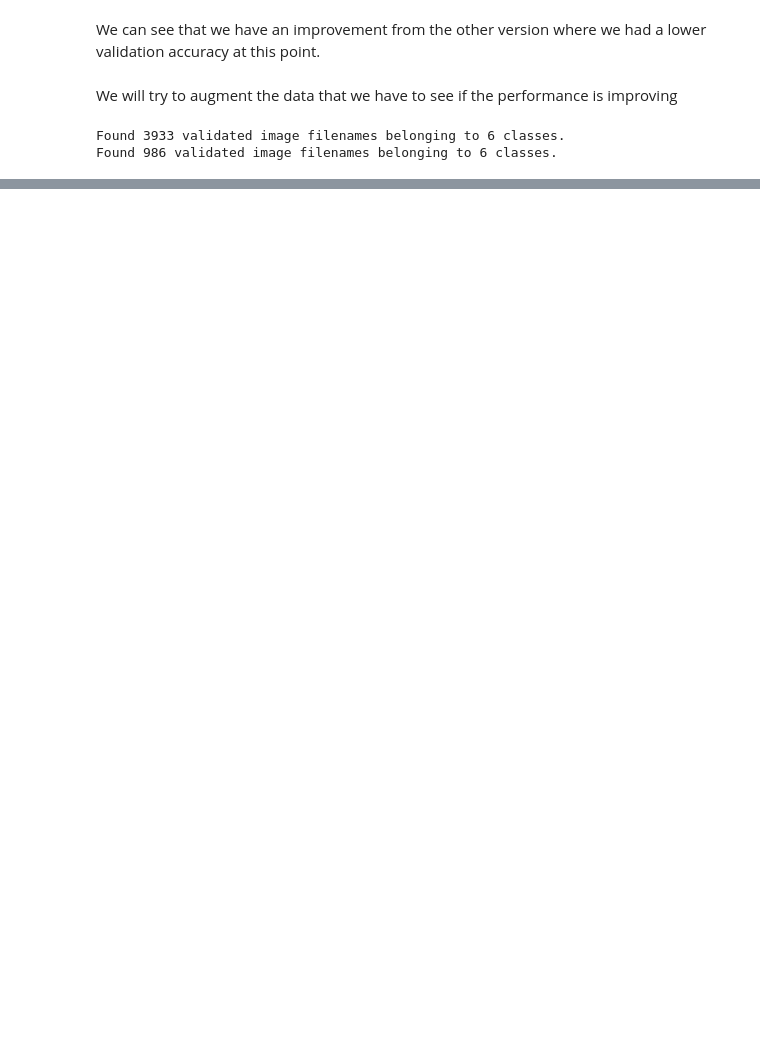
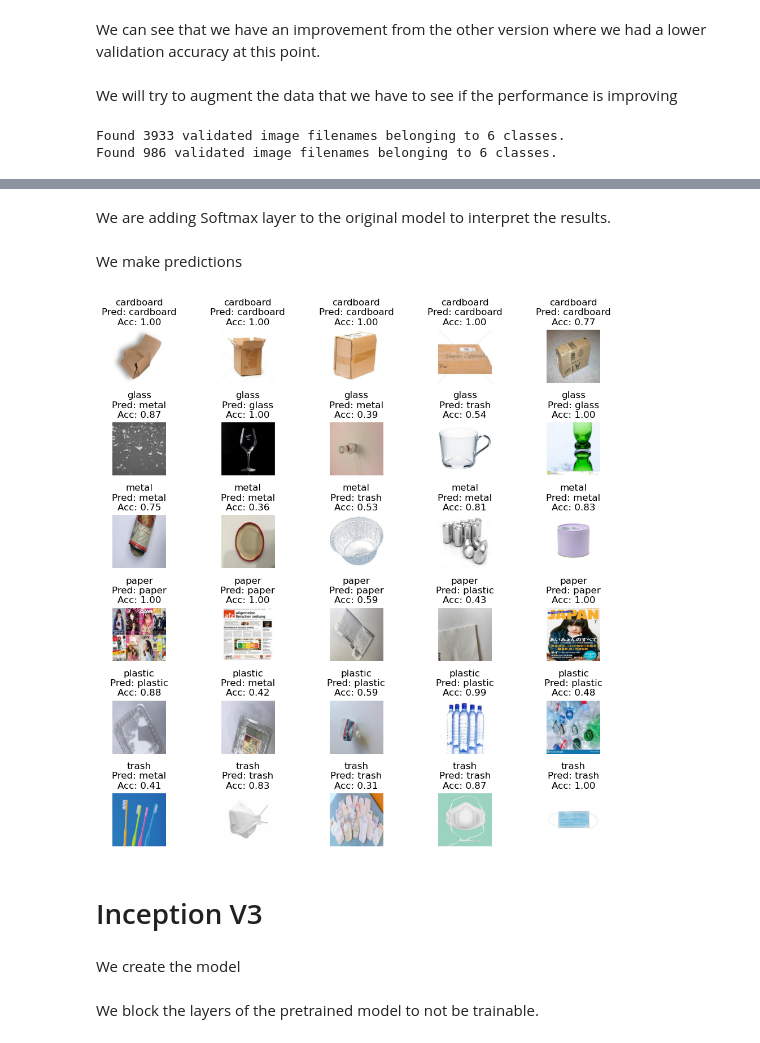
Before and after one commit to AndreiDebreceni/ai-garbage-image-classification, a Jupyter notebook: notebooks/garbage-image-classification-v2.ipynb, the cells around one changed output, grey strips where cells are left out. Saved outputs shown, nothing was run; the diff lists cells and outputs as text; code cells hidden in the pictures; blank space fills up the shorter version.

```diff
--- a/notebooks/garbage-image-classification-v2.ipynb
+++ b/notebooks/garbage-image-classification-v2.ipynb
@@ -308,8 +308,8 @@ We will create batches of data for train and validation from our dataframes.
 
 Even if we use an ImageDataGenerator that is used for augmentation we will only rescale the values from the images at this point.
 # %%
-image_height = 250
-image_width = 250
+image_height = 150
+image_width = 150
 
 train_batches = ImageDataGenerator(
     rescale=1./255.,
@@ -409,7 +388,7 @@ model.compile(
 Creating a function to save only the best model
 # %%
 def create_model_checkpoint(model_path):
-    model_checkpoint = ModelCheckpoint(model_path, monitor='val_accuracy', verbose=1, save_best_only=True)
+    model_checkpoint = ModelCheckpoint(f"../models/{model_path}", monitor='val_accuracy', verbose=1, save_best_only=True)
     return model_checkpoint
 # %% [markdown]
 Training the model
@@ -495,7 +477,6 @@ Epoch 20: val_accuracy did not improve from 0.76876
 # %%
-#model.save("models/more_garbage_pretrained.h5")
 
-loaded_model = tf.keras.models.load_model('original_garbage_2.h5')
+loaded_model = tf.keras.models.load_model('../models/initial_model_v2.h5')
 # %%
 loaded_model.compile(
     optimizer=Adam(learning_rate=0.0001),
@@ -523,0 +512,2 @@ Epoch 16: early stopping
+# %% [markdown]
+We are adding Softmax layer to the original model to interpret the results.
@@ -523,0 +517,64 @@ Epoch 16: early stopping
+# %% [markdown]
+We make predictions
+# %%
+import os
+import matplotlib.pyplot as plt
+from PIL import Image
+
+#data_directory = "validation_images"
+
+#probability_model = tf.keras.models.load_model('../models\model_pretrained.h5')
+test_set = test_set.sample(frac=1, random_state=42)
+class_names = sorted(test_set.Folder.unique())
+
+plt.figure(figsize=(10, 10))
+new_dataset = pd.DataFrame()
+num_images_per_class = 5
+grouped = test_set.groupby("Folder")
+new_dataset = grouped.head(num_images_per_class)
+new_dataset.reset_index(drop=True, inplace=True)
+
+for class_index, class_name in enumerate(class_names):
+    class_images = []
+    class_predictions =[]
+    class_accuracy =[]
+
+    #class_path = os.path.join(data_directory, class_name)
+    for index, row in new_dataset[new_dataset.Folder == class_name].iterrows():
+        img_path = row['Path']
+        image = Image.open(img_path)
+
+        image = image.resize((150, 150))  # Replace 'width' and 'height' with desired dimensions
+
+            # Convert the image to a numpy array
+        image_array = np.array(image)
+
+            # Convert the numpy array to a TensorFlow tensor
+        image_tensor = tf.convert_to_tensor(image_array, dtype=tf.float32) / 255.0
+
+            # Expand the dimensions of the tensor to match the expected input shape
+        image_tensor = tf.expand_dims(image_tensor, axis=0)
+
+        predictions = probability_model.predict(image_tensor, verbose=0)
+        predicted_index = np.argmax(predictions)
+        predicted_label = class_names[predicted_index]
+        accuracy = np.round(np.max(predictions), 2)
+        class_images.append(image)
+        class_predictions.append("\nPred: "+ predicted_label)
+        class_accuracy.append(f"\nAcc: {accuracy:.2f}")
+
+    for k in range(num_images_per_class):
+        if k < len(class_images):
+            plt.subplot(len(class_names), num_images_per_class, class_index * num_images_per_class + k + 1)
+            plt.imshow(class_images[k])
+            plt.title(class_name + class_predictions[k] + class_accuracy[k])
+            plt.axis("off")
+
+plt.tight_layout()
+plt.show()
+# %% [output]
+[figure, added]
+# %% [markdown]
+# Inception V3
+# %% [markdown]
+We create the model
@@ -523,0 +587,2 @@ Epoch 16: early stopping
+# %% [markdown]
+We block the layers of the pretrained model to not be trainable.
```
Also changed, not shown: parts of 93 cells of this notebook, 1 other file.
